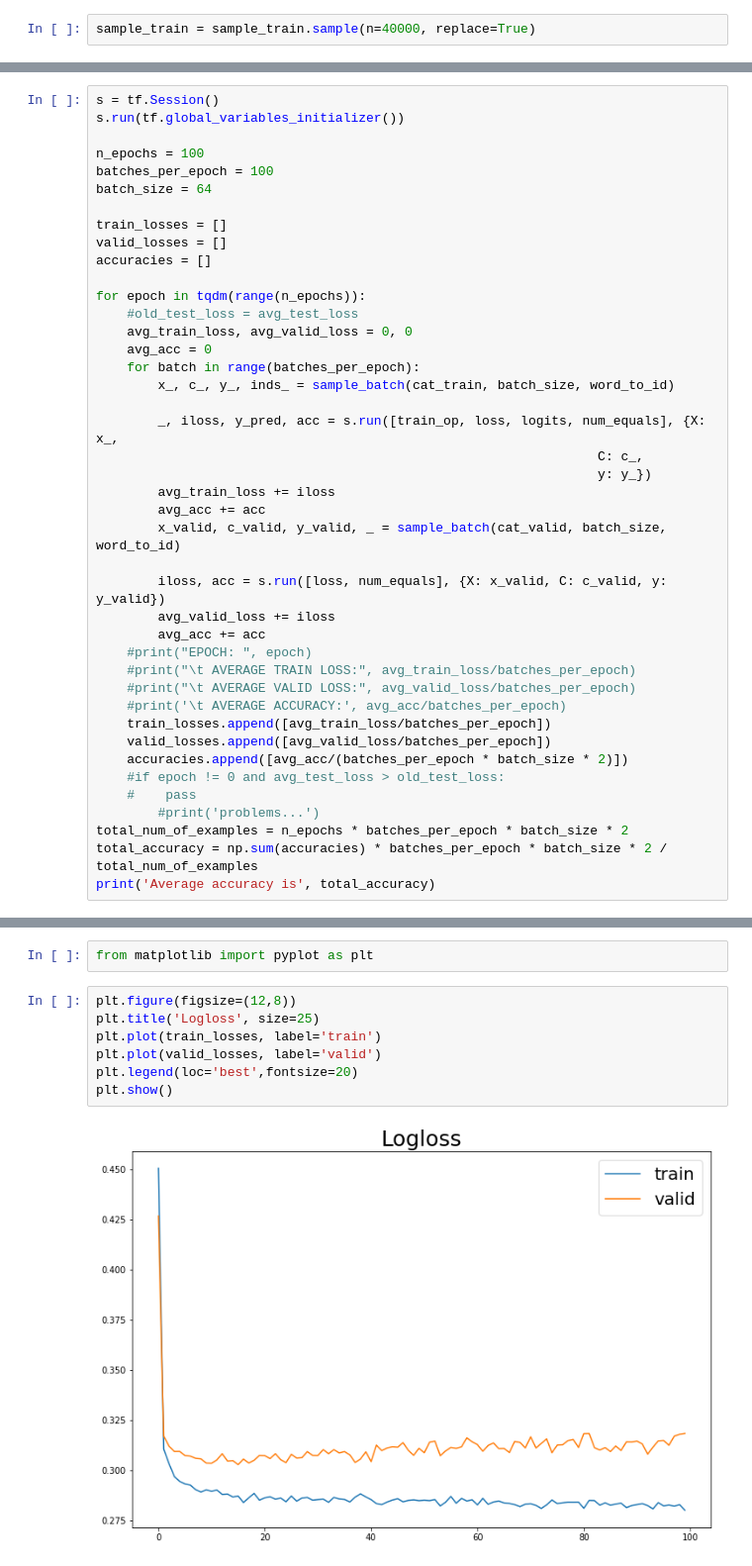
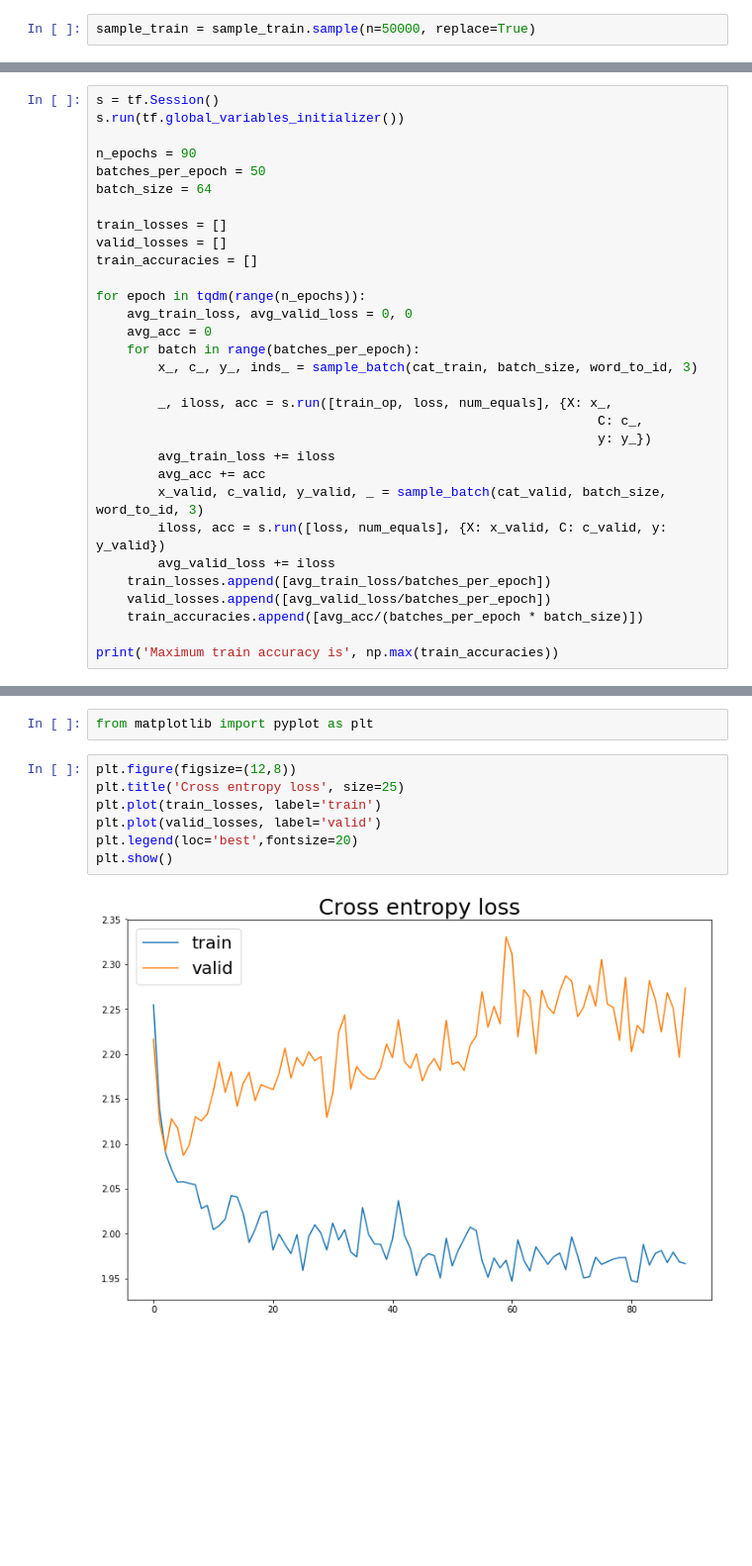
Before and after one commit to JanRocketMan/QuestionAnsweringModels, a Jupyter notebook: Simple_Models.ipynb, the cells around one changed output, grey strips where cells are left out. Shown at 99% size. Cells and saved outputs as stored; diff of their text form; blank space fills up the shorter version.

```diff
--- a/Simple_Models.ipynb
+++ b/Simple_Models.ipynb
@@ -12,7 +13,7 @@ Let's deal at first with Common Nouns Question Answering.
 sample_train = pd.read_csv('data/CBT_CN_train.csv',delimiter=';')
 sample_valid = pd.read_csv('data/CBT_CN_valid.csv',delimiter=';')
 # %%
-sample_train = sample_train.sample(n=40000, replace=True)
+sample_train = sample_train.sample(n=50000, replace=True)
 # %%
 sample_train['Document'] = sample_train['Document'].apply(literal_eval)
 sample_valid['Document'] = sample_valid['Document'].apply(literal_eval)
@@ -247,42 +250,31 @@ train_op = tf.train.AdamOptimizer().minimize(loss, )
 s = tf.Session()
 s.run(tf.global_variables_initializer())
 
-n_epochs = 100
-batches_per_epoch = 100
+n_epochs = 90
+batches_per_epoch = 50
 batch_size = 64
 
 train_losses = []
 valid_losses = []
-accuracies = []
+train_accuracies = []
 
 for epoch in tqdm(range(n_epochs)):
-    #old_test_loss = avg_test_loss
     avg_train_loss, avg_valid_loss = 0, 0
     avg_acc = 0
     for batch in range(batches_per_epoch):
-        x_, c_, y_, inds_ = sample_batch(cat_train, batch_size, word_to_id)
+        x_, c_, y_, inds_ = sample_batch(cat_train, batch_size, word_to_id, 3)
 
-        _, iloss, y_pred, acc = s.run([train_op, loss, logits, num_equals], {X: x_,
+        _, iloss, acc = s.run([train_op, loss, num_equals], {X: x_,
                                                                  C: c_,
                                                                  y: y_})
         avg_train_loss += iloss
         avg_acc += acc
-        x_valid, c_valid, y_valid, _ = sample_batch(cat_valid, batch_size, word_to_id)
-
+        x_valid, c_valid, y_valid, _ = sample_batch(cat_valid, batch_size, word_to_id, 3)
         iloss, acc = s.run([loss, num_equals], {X: x_valid, C: c_valid, y: y_valid})
         avg_valid_loss += iloss
-        avg_acc += acc
-    #print("EPOCH: ", epoch)
-    #print("\t AVERAGE TRAIN LOSS:", avg_train_loss/batches_per_epoch)
-    #print("\t AVERAGE VALID LOSS:", avg_valid_loss/batches_per_epoch)
-    #print('\t AVERAGE ACCURACY:', avg_acc/batches_per_epoch)
     train_losses.append([avg_train_loss/batches_per_epoch])
     valid_losses.append([avg_valid_loss/batches_per_epoch])
-    accuracies.append([avg_acc/(batches_per_epoch * batch_size * 2)])
-    #if epoch != 0 and avg_test_loss > old_test_loss:
-    #    pass
-        #print('problems...')
-total_num_of_examples = n_epochs * batches_per_epoch * batch_size * 2
-total_accuracy = np.sum(accuracies) * batches_per_epoch * batch_size * 2 / total_num_of_examples
-print('Average accuracy is', total_accuracy)
+    train_accuracies.append([avg_acc/(batches_per_epoch * batch_size)])
+
+print('Maximum train accuracy is', np.max(train_accuracies))
 # %% [output]
@@ -291,13 +283,13 @@ Average accuracy is 0.2691125
 from matplotlib import pyplot as plt
 # %%
 plt.figure(figsize=(12,8))
-plt.title('Logloss', size=25)
+plt.title('Cross entropy loss', size=25)
 plt.plot(train_losses, label='train')
 plt.plot(valid_losses, label='valid')
 plt.legend(loc='best',fontsize=20)
 plt.show()
 # %% [output]
-[figure, old version]
+[figure, new version]
 # %%
 plt.figure(figsize=(12,8))
 plt.title('Accuracy', size=25)
```
Also changed, not shown: parts of 14 cells of this notebook, 2 other files.
